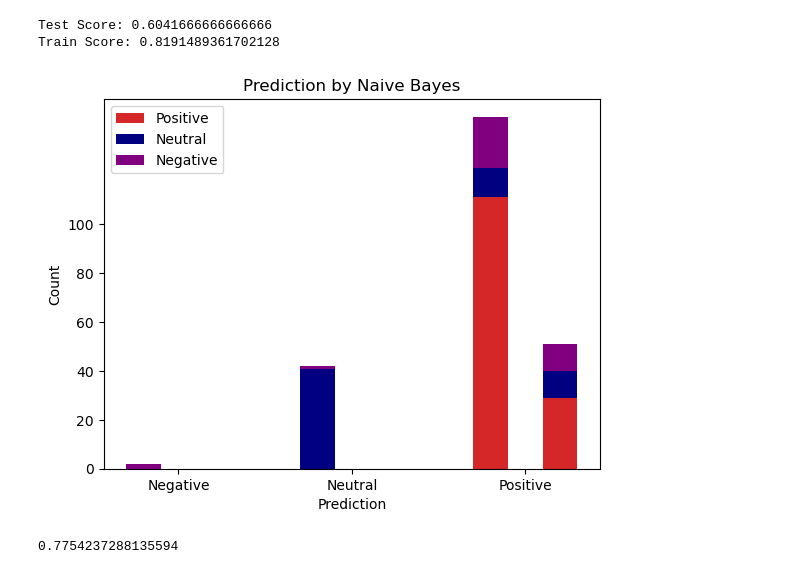
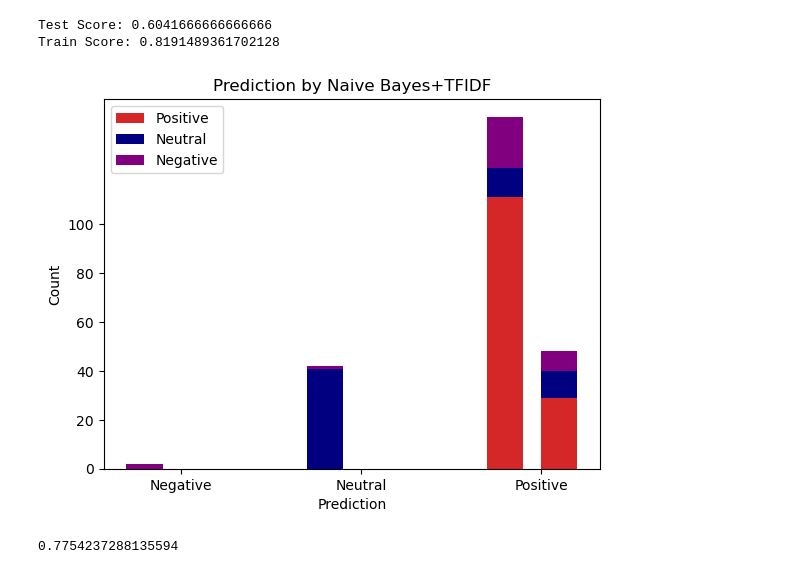
Before and after one commit to yuxueqi/sentiment_analysis, a Jupyter notebook: sentiment_analysis.ipynb, the cells around one changed output. Cells and saved outputs as stored; diff of their text form; code cells hidden in the pictures.

```diff
--- a/sentiment_analysis.ipynb
+++ b/sentiment_analysis.ipynb
@@ -451,7 +436,7 @@ def plot_prediction_test_train_bar(column,index_train,index_test,method):
     confusion_mat_test = confusion_matrix(df['label'][index_test],df[column][index_test])
 
     ind_train = [0,5,10]
-    ind_test = [2,7,12]
+    ind_test = [1.5,6.5,11.5]
     # the x locations for the groups
     width = 1       # the width of the bars: can also be len(x) sequence
 
@@ -461,7 +446,7 @@ def plot_prediction_test_train_bar(column,index_train,index_test,method):
 
     p4 = plt.bar(ind_test, confusion_mat_test[2,:],width, color='#d62728')
     p5 = plt.bar(ind_test, confusion_mat_test[1,:], width,bottom = confusion_mat_test[2,:],color='navy')
-    p6 = plt.bar(ind_test, confusion_mat_test[1,:], width,bottom = confusion_mat_test[2,:]+confusion_mat_test[1,:],color='purple')
+    p6 = plt.bar(ind_test, confusion_mat_test[0,:], width,bottom = confusion_mat_test[2,:]+confusion_mat_test[1,:],color='purple')
 
     plt.xlabel('Prediction')
     plt.ylabel('Count')
@@ -507,9 +512,9 @@ Train Score: 0.8191489361702128
 df['Predicted_NB'] = nb.predict(tfidf_vec.transform(X))
 df['Predicted_NB'] = df['Predicted_NB'].map({1:'Positive',0:'Neutral',-1:'Negative'})
 # %%
-plot_prediction_test_train_bar('Predicted_NB',X_train.index,X_test.index,'Naive Bayes')
+plot_prediction_test_train_bar('Predicted_NB',X_train.index,X_test.index,'Naive Bayes+TFIDF')
 # %% [output]
-[figure, old version]
+[figure, new version]
 # %%
 accuracy_score(df['label'],df['Predicted_NB'])
 # %% [output]
```
Also changed, not shown: parts of 42 cells of this notebook, 1 other file.
